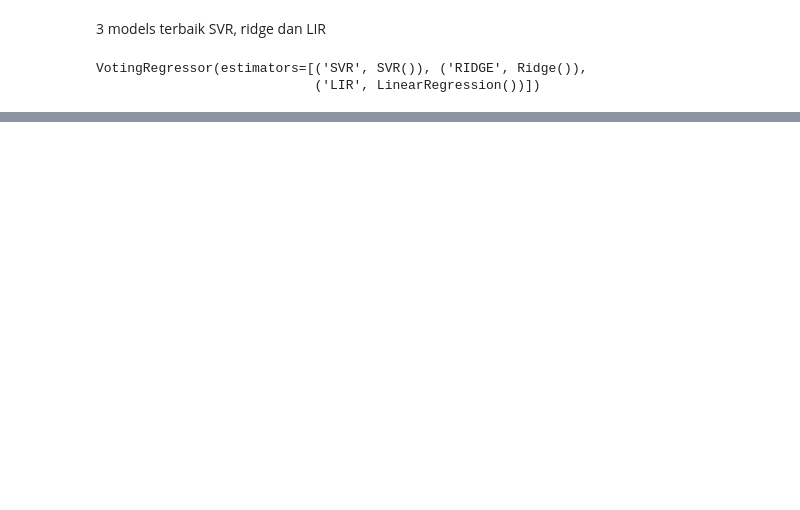
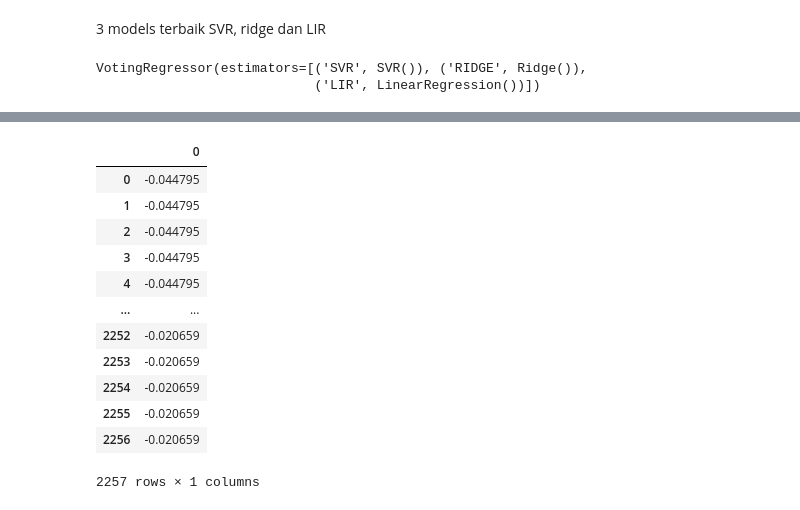
Before and after one commit to TeguhPermana666/Find_IT, a Jupyter notebook: Analisis.ipynb, the cells around one changed output, grey strips where cells are left out. Saved outputs shown, nothing was run; the diff lists cells and outputs as text; code cells hidden in the pictures; blank space fills up the shorter version.

```diff
--- a/Analisis.ipynb
+++ b/Analisis.ipynb
@@ -1226,0 +1251,16 @@ array([-0.0484981 , -0.0484981 , -0.0484981 , ..., -0.03260295,
+# %%
+hasil
+# %% [output]
+|  | 0 |
+| 0 | -0.044795 |
+| 1 | -0.044795 |
+| 2 | -0.044795 |
+| 3 | -0.044795 |
+| 4 | -0.044795 |
+| ... | ... |
+| 2252 | -0.020659 |
+| 2253 | -0.020659 |
+| 2254 | -0.020659 |
+| 2255 | -0.020659 |
+| 2256 | -0.020659 |
+2257 rows × 1 columns
```
Also changed, not shown: parts of 22 cells of this notebook.
